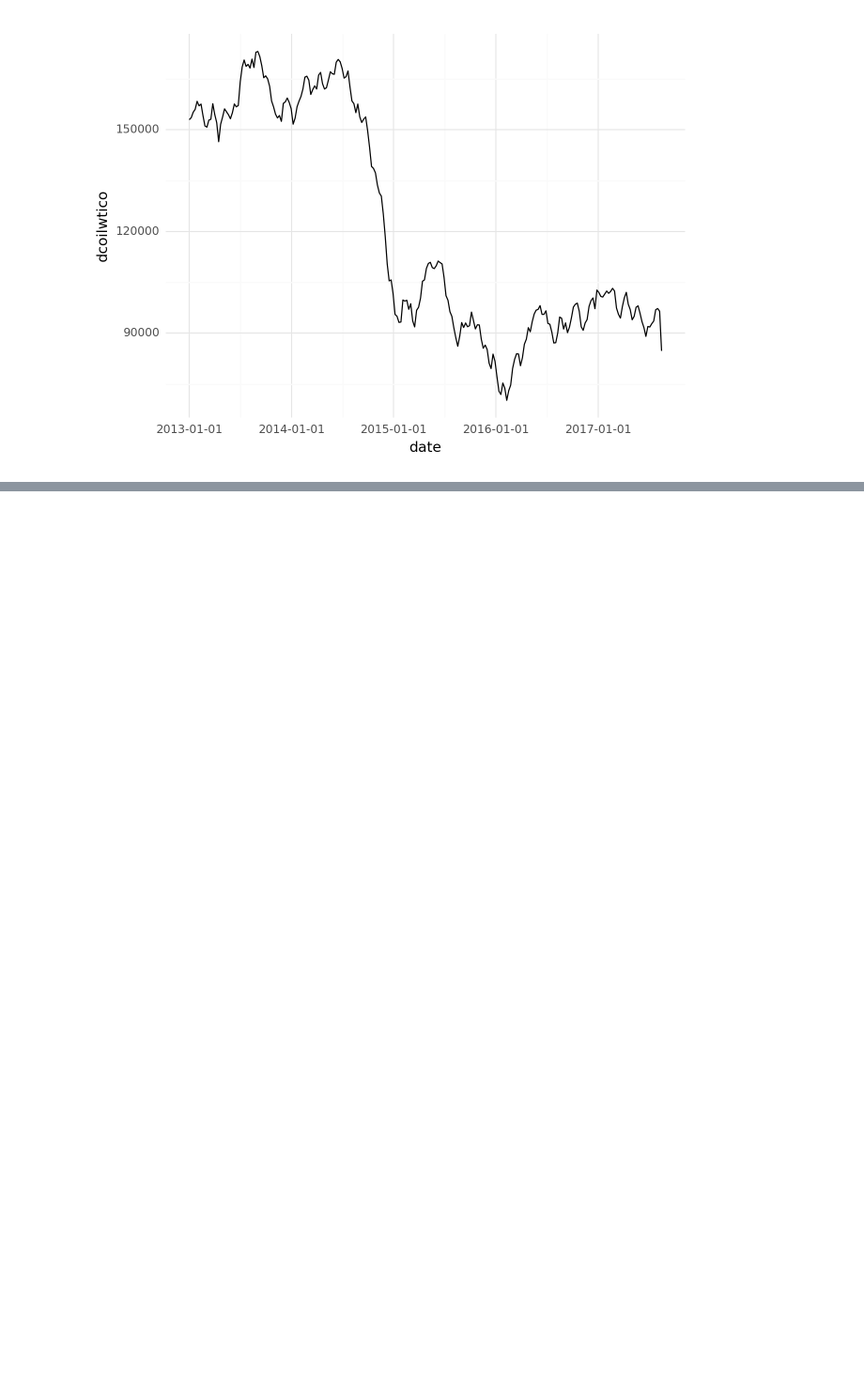
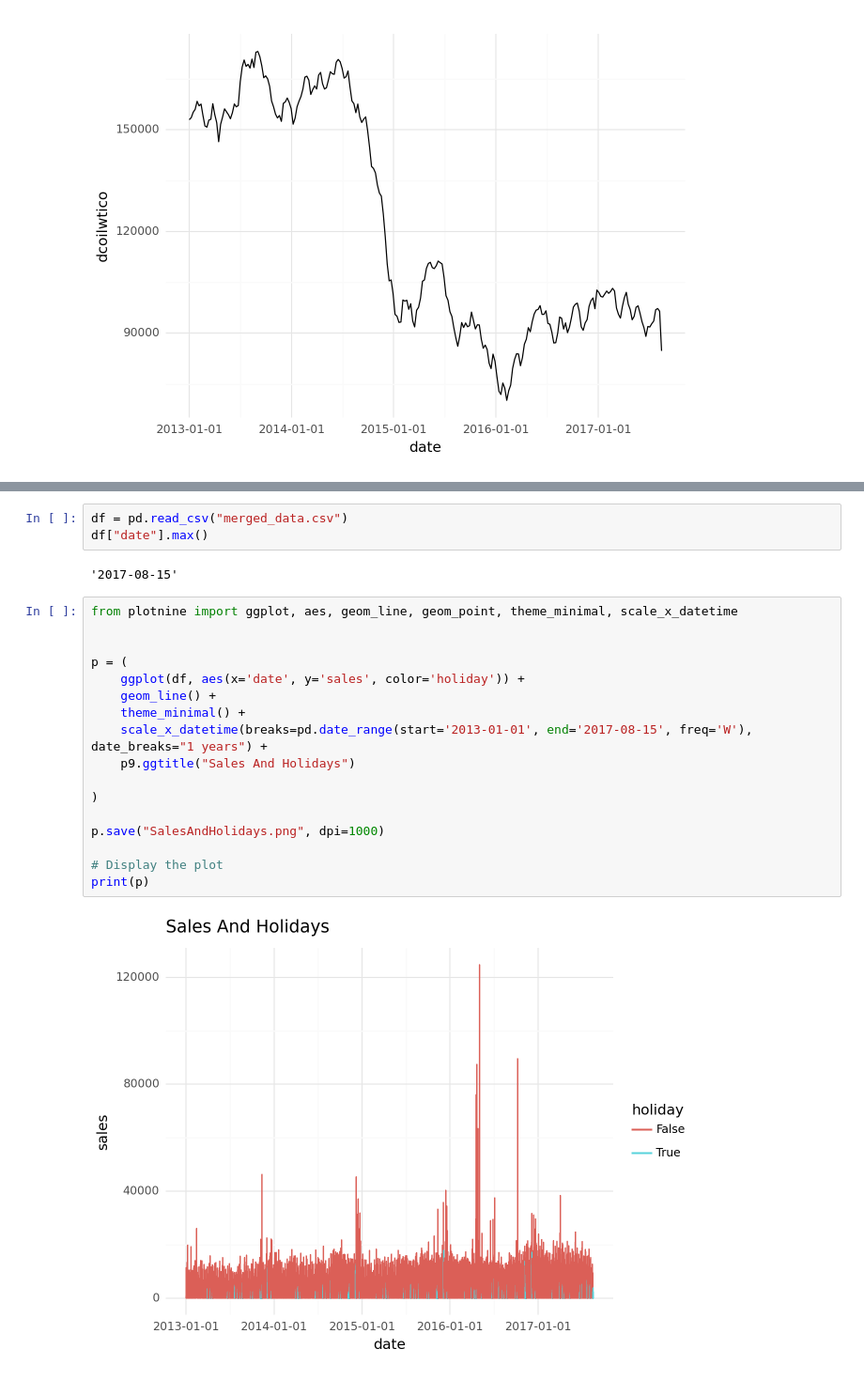
Before and after one commit to JuhanPauklin/IDS2023_StoreSales, a Jupyter notebook: PlotsforPresentation.ipynb, the cells around one changed output, grey strips where cells are left out. Shown at 94% size. Saved outputs shown, nothing was run; the diff lists cells and outputs as text; blank space fills up the shorter version.

```diff
--- a/PlotsforPresentation.ipynb
+++ b/PlotsforPresentation.ipynb
@@ -187,0 +192,24 @@ Index(['id', 'date', 'store_nbr', 'family', 'sales', 'onpromotion',
+# %%
+df = pd.read_csv("merged_data.csv")
+df["date"].max()
+# %% [output]
+'2017-08-15'
+# %%
+from plotnine import ggplot, aes, geom_line, geom_point, theme_minimal, scale_x_datetime
+
+
+p = (
+    ggplot(df, aes(x='date', y='sales', color='holiday')) +
+    geom_line() +
+    theme_minimal() +
+    scale_x_datetime(breaks=pd.date_range(start='2013-01-01', end='2017-08-15', freq='W'), date_breaks="1 years") +
+    p9.ggtitle("Sales And Holidays")
+
+)
+
+p.save("SalesAndHolidays.png", dpi=1000)
+
+# Display the plot
+print(p)
+# %% [output]
+[figure, added]
```
Also changed, not shown: parts of 3 cells of this notebook, 3 other files.
